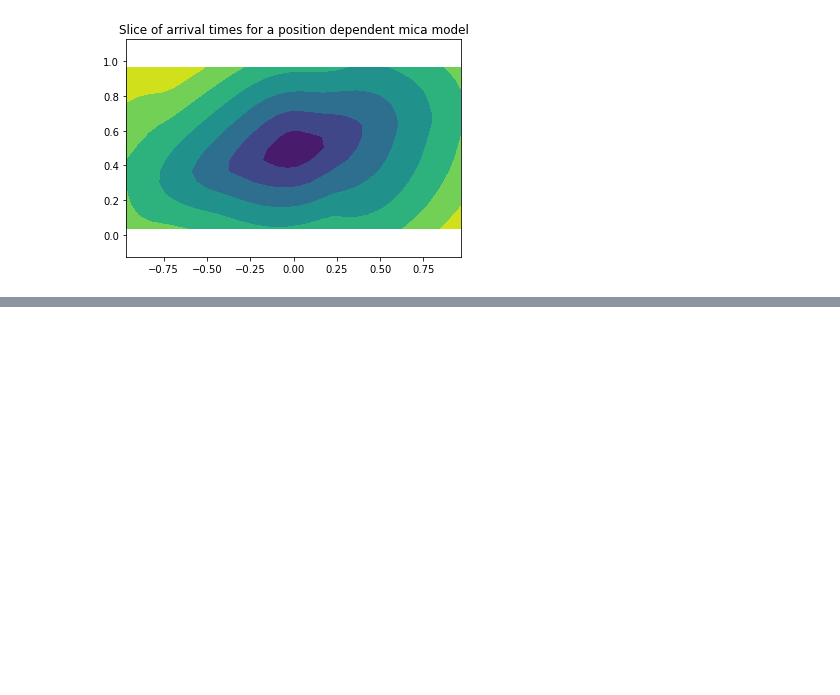
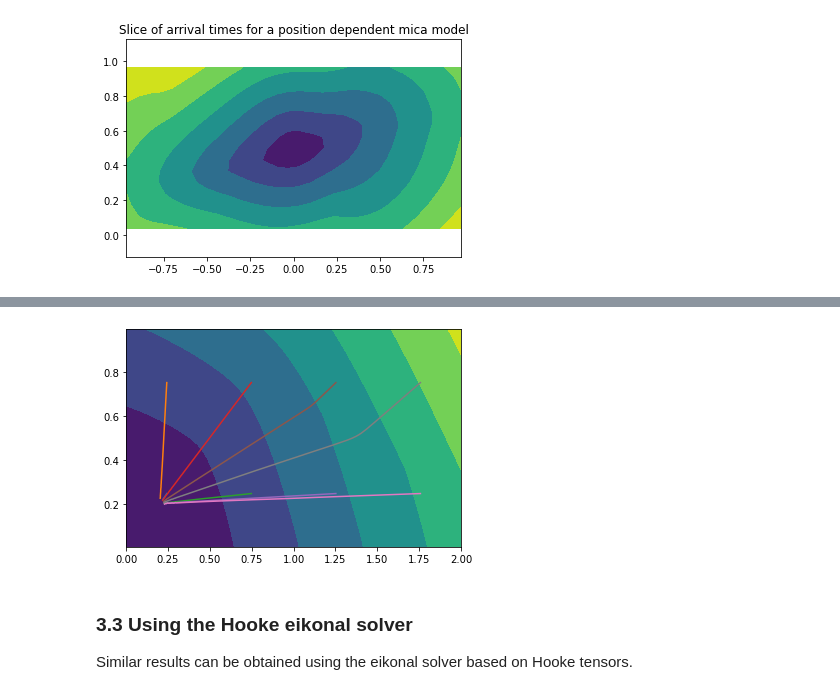
Before and after one commit to Mirebeau/AdaptiveGridDiscretizations_showcase, a Jupyter notebook: Notebooks_FMM/TTI.ipynb, the cells around one changed output, grey strips where cells are left out. Cells and saved outputs as stored; diff of their text form; code cells hidden in the pictures; blank space fills up the shorter version.

```diff
--- a/Notebooks_FMM/TTI.ipynb
+++ b/Notebooks_FMM/TTI.ipynb
@@ -321,0 +431,9 @@ plt.contourf(Y[nHalf,:,:],Z[nHalf,:,:],hfmOut['values'][nHalf,:,:]);
+# %%
+θ = xp.where(top,np.pi/6,-np.pi/4)
+def broadcast(tem): return xp.array(tem)[:,None,None]
+tem = np.where(top, broadcast(th.ThomsenData['Ice I crystal']), broadcast(th.ThomsenData['Muscovite crystal']) )
+# %%
+# Produce the TTI geometry and density from the material data.
+vti,ρ = Seismic.TTI.from_Thomsen(tem)
+# Slice in two dimensions, and rotate by chosen tilt.
+hfmIn['metric'] = vti.extract_xz().rotate_by(θ)
@@ -321,0 +442,2 @@ plt.contourf(Y[nHalf,:,:],Z[nHalf,:,:],hfmOut['values'][nHalf,:,:]);
+# %%
+hfmOut = hfmIn.Run()
@@ -321,0 +454,9 @@ plt.contourf(Y[nHalf,:,:],Z[nHalf,:,:],hfmOut['values'][nHalf,:,:]);
+# %%
+plt.contourf(X,Z,hfmOut['values']);
+for geo in hfmOut['geodesics']: plt.plot(*geo)
+# %% [output]
+[figure, added]
+# %% [markdown]
+### 3.3 Using the Hooke eikonal solver
+
+Similar results can be obtained using the eikonal solver based on Hooke tensors.
```
Also changed, not shown: parts of 35 cells of this notebook.
